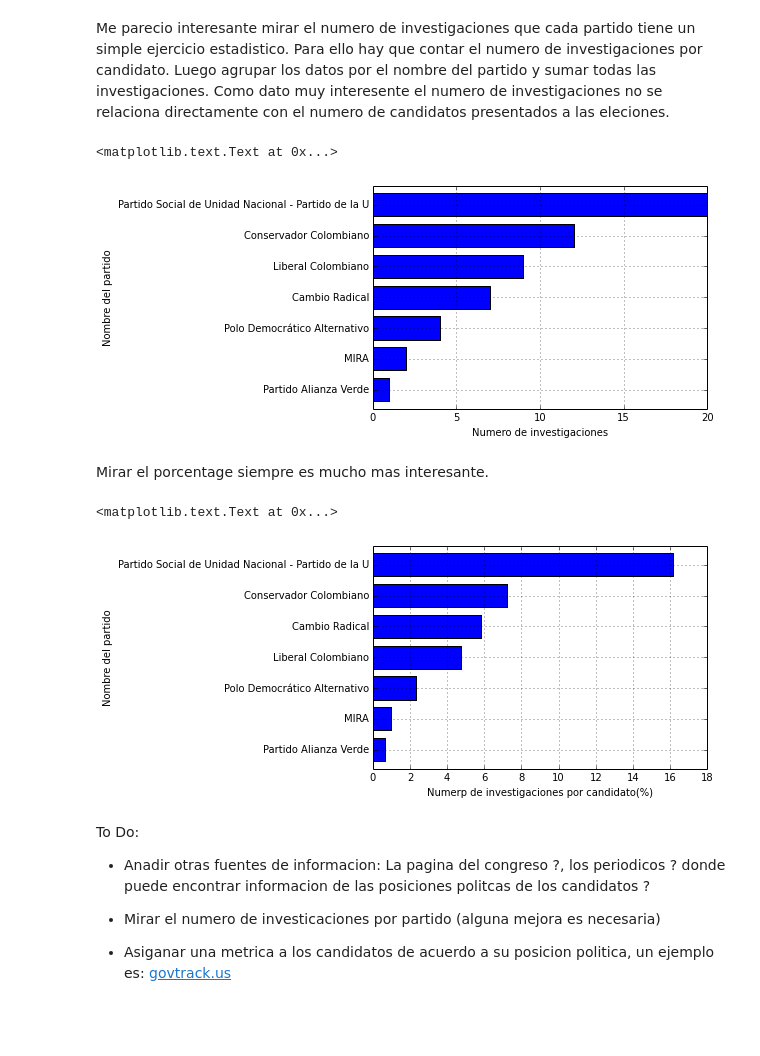
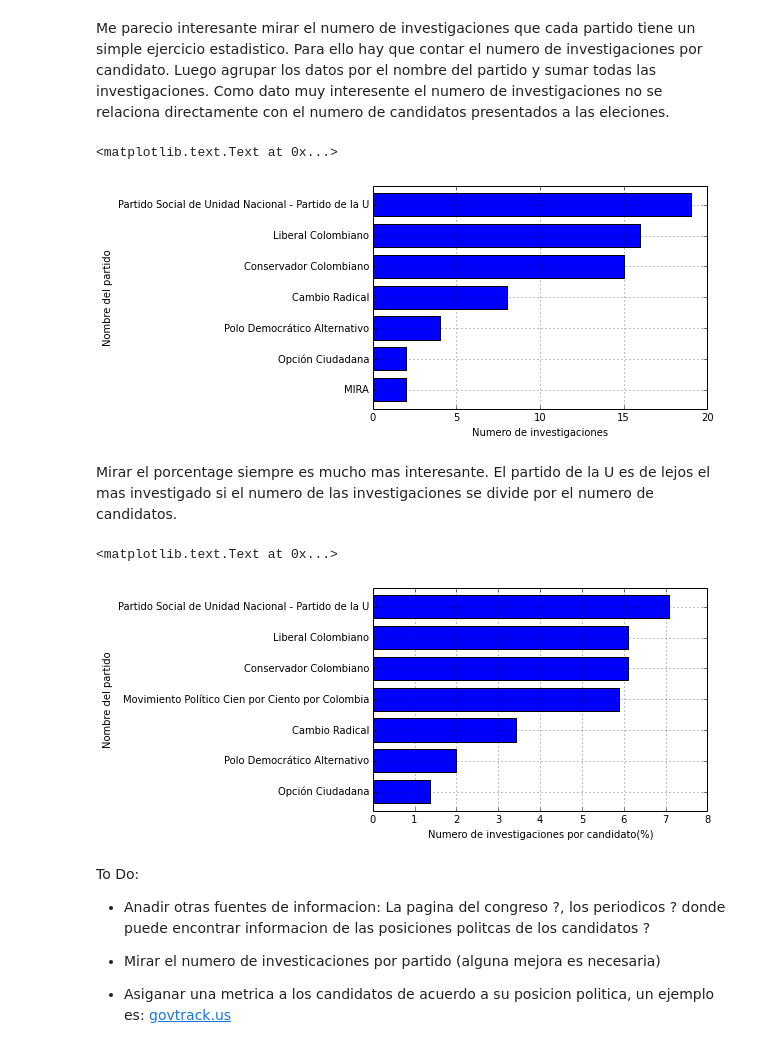
Before and after one commit to jfosorio/congresovisible, a Jupyter notebook: congresovisible_Uniandes_api_congreso_visible.ipynb, the cells around one changed output. Saved outputs shown, nothing was run; the diff lists cells and outputs as text; code cells hidden in the pictures; blank space fills up the shorter version.

```diff
--- a/congresovisible_Uniandes_api_congreso_visible.ipynb
+++ b/congresovisible_Uniandes_api_congreso_visible.ipynb
@@ -33,7 +36,7 @@ Los datos se pueden cargar con pickle directamente o con la funcion load_data. E
 #candidates = pickle.load( open( '2014-01-25_candidates.p', 'rb' ) )
 # Load the data and add and index id
 reload(cva)
-registers = cva.load_data()
+registers = cva.load_data(file='2014-02-16_candidates.p')
 # %% [markdown]
 La funcion cva.create_dataframe elimina los campos que no son muy interesantes y organiza los registros que son herarquicos en una simple herarquia (esto cuesta explicarlo en EspaNol)
 # %%
@@ -111,18 +116,18 @@ ax.set_xlabel('Numero de investigaciones')
 ax.set_ylabel('Nombre del partido')
 # %% [output]
 <matplotlib.text.Text at 0x...>
-[figure, old version]
+[figure, new version]
 # %%
 party_investigations_value = party_investigations.sum()/party_count*100
-# %% [markdown]
-Mirar el porcentage siempre es mucho mas interesante.
+# %% [markdown]
+Mirar el porcentage siempre es mucho mas interesante. El partido de la U es de lejos el mas investigado si el numero de las investigaciones se divide por el numero de candidatos.
 # %%
 ax=party_investigations_value.order()[-7:].plot(kind='barh',rot=0)
-ax.set_xlabel('Numerp de investigaciones por candidato(%)')
+ax.set_xlabel('Numero de investigaciones por candidato(%)')
 ax.set_ylabel('Nombre del partido')
 # %% [output]
 <matplotlib.text.Text at 0x...>
-[figure, old version]
+[figure, new version]
 # %% [markdown]
 To Do:
 
```
Also changed, not shown: parts of 7 cells of this notebook.
